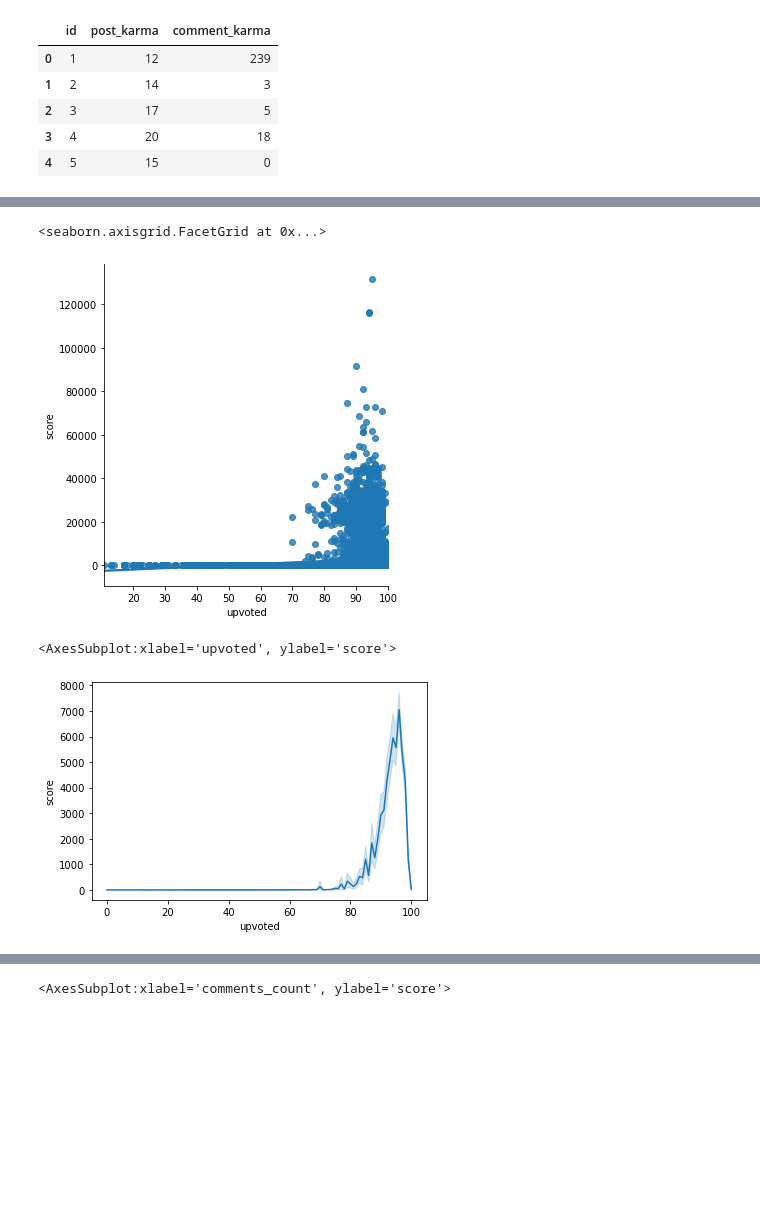
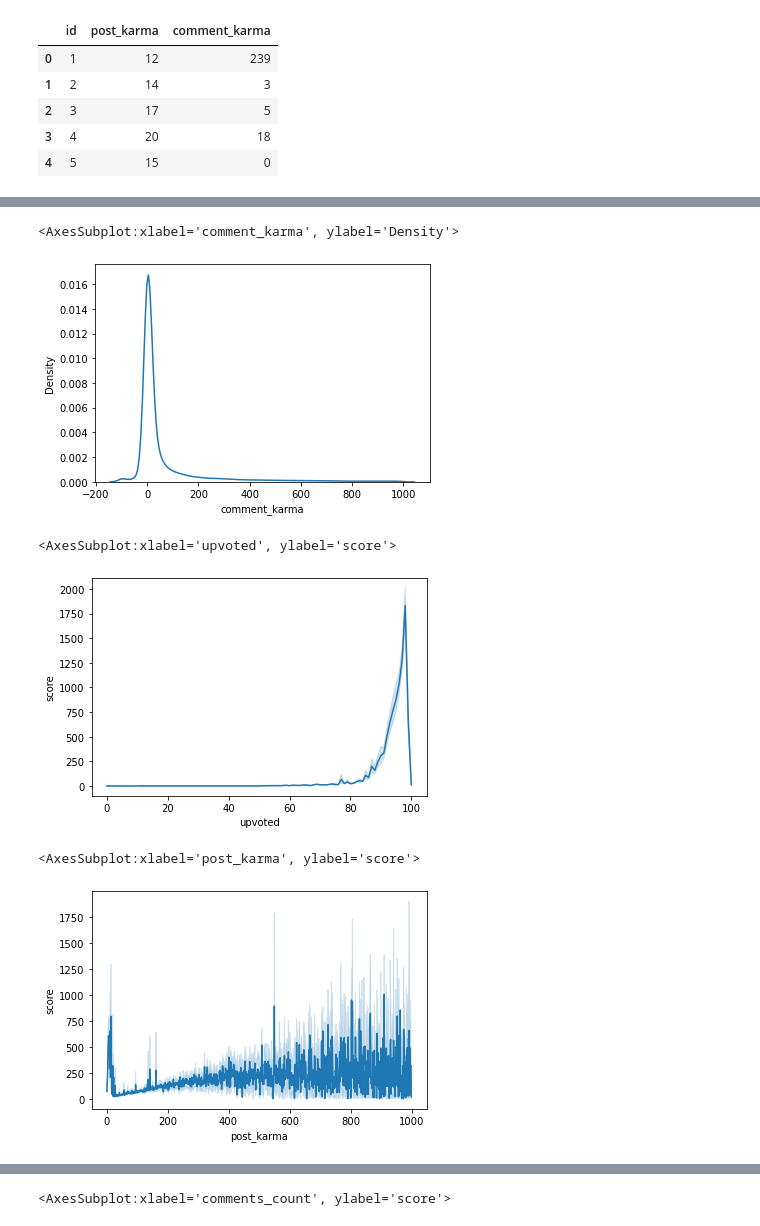
Before and after one commit to Tims24/Reddit, a Jupyter notebook: Reddit.ipynb, the cells around one changed output, grey strips where cells are left out. Cells and saved outputs as stored; diff of their text form; code cells hidden in the pictures; blank space fills up the shorter version.

```diff
--- a/Reddit.ipynb
+++ b/Reddit.ipynb
@@ -46,9 +59,3 @@ posts['update'] = posts.title.str.count("UPDATE")
-# %%
-posts['update1'] = posts.title.str.count("Update")
-# %%
-posts.eval('UPDATE = update + update1', inplace=True)
-# %%
-posts = posts.drop(['update', 'update1'], axis=1)
 # %%
 posts.head()
 # %% [output]
@@ -115,5 +264,7 @@ posts_data = posts_data.rename(columns={'author_id': 'id'})
 # %%
 merged_data = pd.merge(posts_data, authors_data, on='id')
+# %%
+merged_data['date'] = pd.to_datetime(merged_data.posted_at_timestamp, unit='s')
 # %%
 merged_data
 # %% [output]
@@ -218,11 +383,16 @@ sns.kdeplot(data=relationship_advice, x='date')
+# %%
+sns.kdeplot(data=merged_data, x='comment_karma')
+# %% [output]
+<AxesSubplot:xlabel='comment_karma', ylabel='Density'>
+[figure, added]
 # %%
-sns.lmplot(x='upvoted', y='score', data=posts)
+sns.lineplot(x=merged_data.upvoted, y=merged_data.score)
 # %% [output]
-<seaborn.axisgrid.FacetGrid at 0x...>
+<AxesSubplot:xlabel='upvoted', ylabel='score'>
-[figure, old version]
+[figure, new version]
 # %%
-sns.lineplot(x=posts.upvoted, y=posts.score)
+sns.lineplot(x=merged_data.post_karma, y=merged_data.score)
 # %% [output]
-<AxesSubplot:xlabel='upvoted', ylabel='score'>
+<AxesSubplot:xlabel='post_karma', ylabel='score'>
-[figure, old version]
+[figure, new version]
 # %%
```
Also changed, not shown: parts of 60 cells of this notebook.
